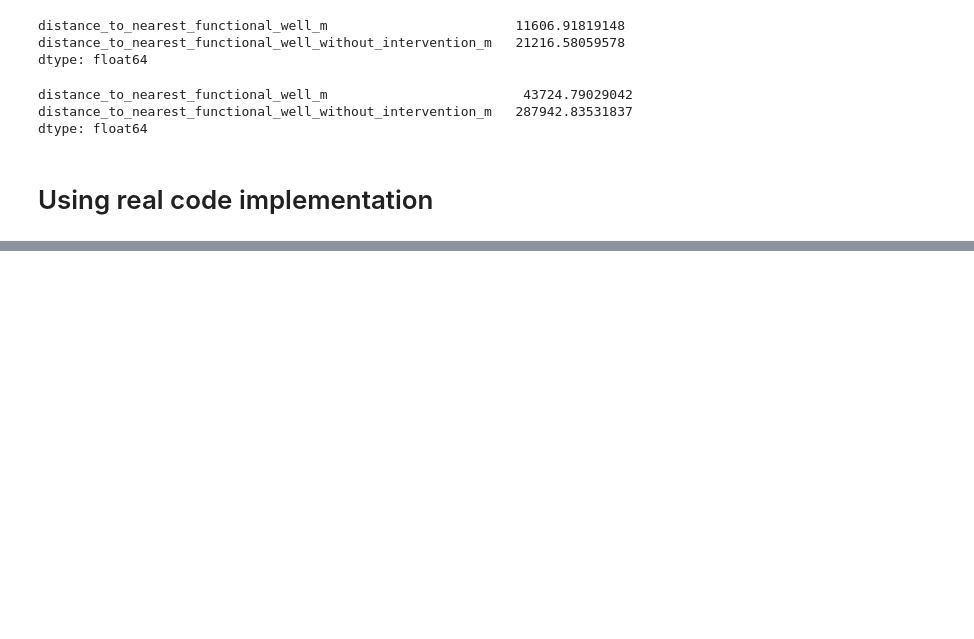
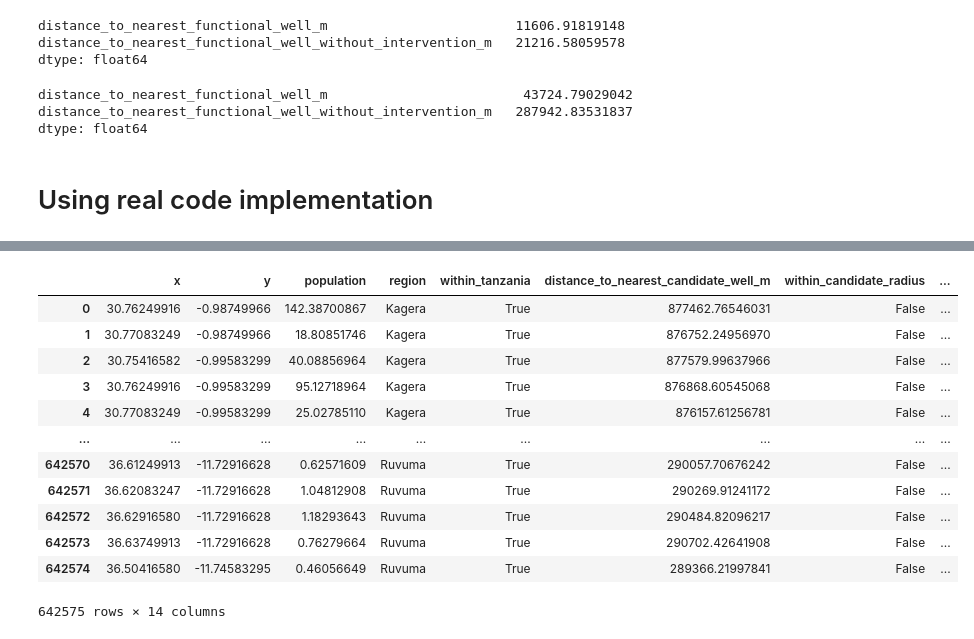
Before and after one commit to koffiekasper/Tanzania-Waterpump-Case, a Jupyter notebook: notebooks/geo_pop_experimentation.ipynb, the cells around one changed output, grey strips where cells are left out. Saved outputs shown, nothing was run; the diff lists cells and outputs as text; code cells hidden in the pictures; blank space fills up the shorter version.

```diff
--- a/notebooks/geo_pop_experimentation.ipynb
+++ b/notebooks/geo_pop_experimentation.ipynb
@@ -973,0 +1189,16 @@ plt.show()
+# %%
+access_optimized_df
+# %% [output]
+|  | x | y | population | region | within_tanzania | distance_to_nearest_candidate_well_m | within_candidate_radius | ... |
+| 0 | 30.76249916 | -0.98749966 | 142.38700867 | Kagera | True | 877462.76546031 | False | ... |
+| 1 | 30.77083249 | -0.98749966 | 18.80851746 | Kagera | True | 876752.24956970 | False | ... |
+| 2 | 30.75416582 | -0.99583299 | 40.08856964 | Kagera | True | 877579.99637966 | False | ... |
+| 3 | 30.76249916 | -0.99583299 | 95.12718964 | Kagera | True | 876868.60545068 | False | ... |
+| 4 | 30.77083249 | -0.99583299 | 25.02785110 | Kagera | True | 876157.61256781 | False | ... |
+| ... | ... | ... | ... | ... | ... | ... | ... | ... |
+| 642570 | 36.61249913 | -11.72916628 | 0.62571609 | Ruvuma | True | 290057.70676242 | False | ... |
+| 642571 | 36.62083247 | -11.72916628 | 1.04812908 | Ruvuma | True | 290269.91241172 | False | ... |
+| 642572 | 36.62916580 | -11.72916628 | 1.18293643 | Ruvuma | True | 290484.82096217 | False | ... |
+| 642573 | 36.63749913 | -11.72916628 | 0.76279664 | Ruvuma | True | 290702.42641908 | False | ... |
+| 642574 | 36.50416580 | -11.74583295 | 0.46056649 | Ruvuma | True | 289366.21997841 | False | ... |
+642575 rows × 14 columns
```
Also changed, not shown: parts of 17 cells of this notebook, 3 other files.
